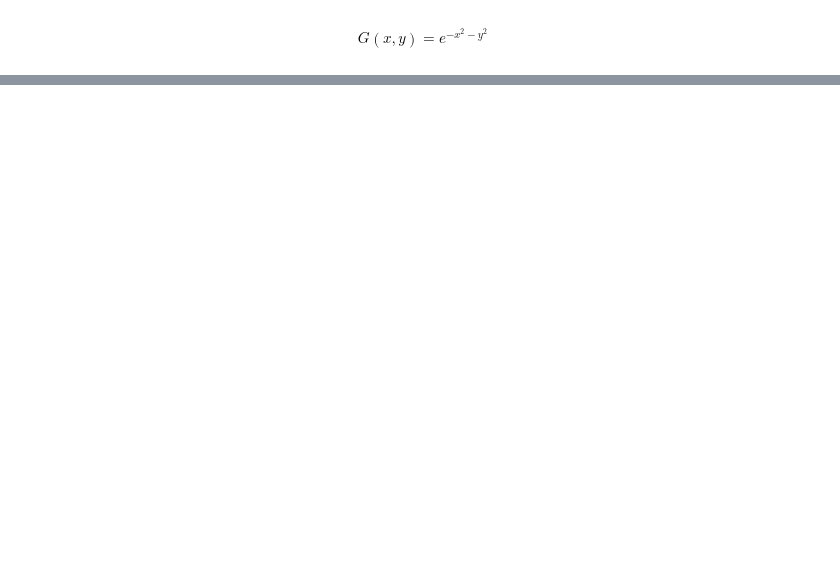
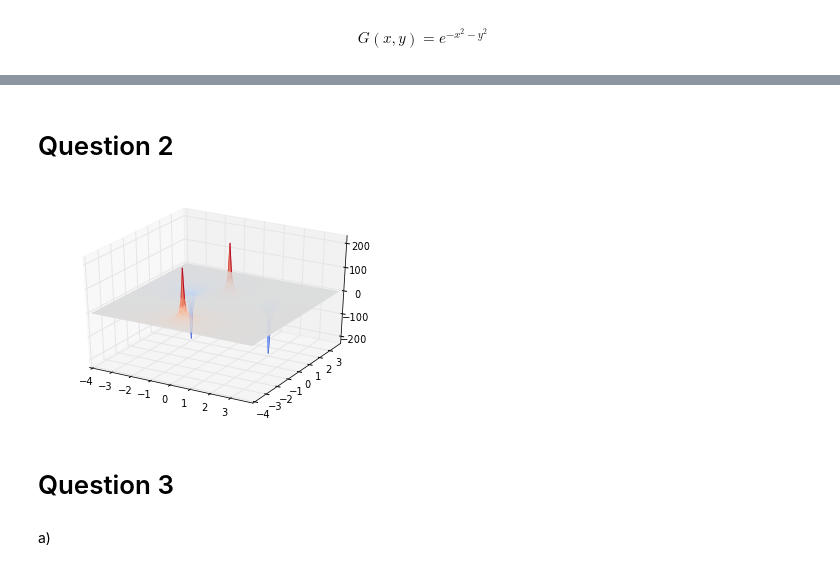
Before and after one commit to aalittlephys202/PHYS202-S13, a Jupyter notebook: Week4/Tuesday 4-23.ipynb, the cells around one changed output, grey strips where cells are left out. Drawn from its saved outputs; the diff is of its cells as text; code cells hidden in the pictures; blank space fills up the shorter version.

```diff
--- a/Week4/Tuesday 4-23.ipynb
+++ b/Week4/Tuesday 4-23.ipynb
@@ -90,0 +99,31 @@ cset = ax.contour(x, y, G, zdir='x', offset=-6, cmap=cm.coolwarm)
+# %% [markdown]
+Question 2
+==========
+# %%
+from mpl_toolkits.mplot3d import Axes3D
+k = 8.9875518*10**9 #N m^2/C^2
+q1 = -1*10**-9 #C
+q2 = -1*10**-9 #C
+q3 = 1*10**-9 #C
+q4 = 1*10**-9 #C
+d = 1
+V1 = (k*q1/((x+2)**2 + (y - d)**2)**(1/2.) - (k*q1/(x**2 + (y + 2 + d)**2)**(1/2.)))
+V2 = (k*q2/((x-2)**2 + (y - d)**2)**(1/2.) - (k*q2/(x**2 + (y - 2 + d)**2)**(1/2.)))
+
+dx = 0.08
+dy = 0.08
+x,y = meshgrid(arange(-4.,4.,dx),arange(-4.,4.,dy))
+x.ndim
+y.shape
+levels = array([4., 2., 1., .5, .25, 0., -.25, -.5, -1., -2., -4.])
+fig = figure()
+ax = fig.gca(projection = '3d')
+p = ax.plot_surface(x,y,V1, rstride=1, cstride=1, linewidth=0, cmap=cm.coolwarm) # cm. then hit tab
+p = ax.plot_surface(x,y,V2, rstride=1, cstride=1, linewidth=0, cmap=cm.coolwarm)
+# %% [output]
+[figure, added]
+# %% [markdown]
+Question 3
+==========
+# %% [markdown]
+a)
```
Also changed, not shown: parts of 10 cells of this notebook.
